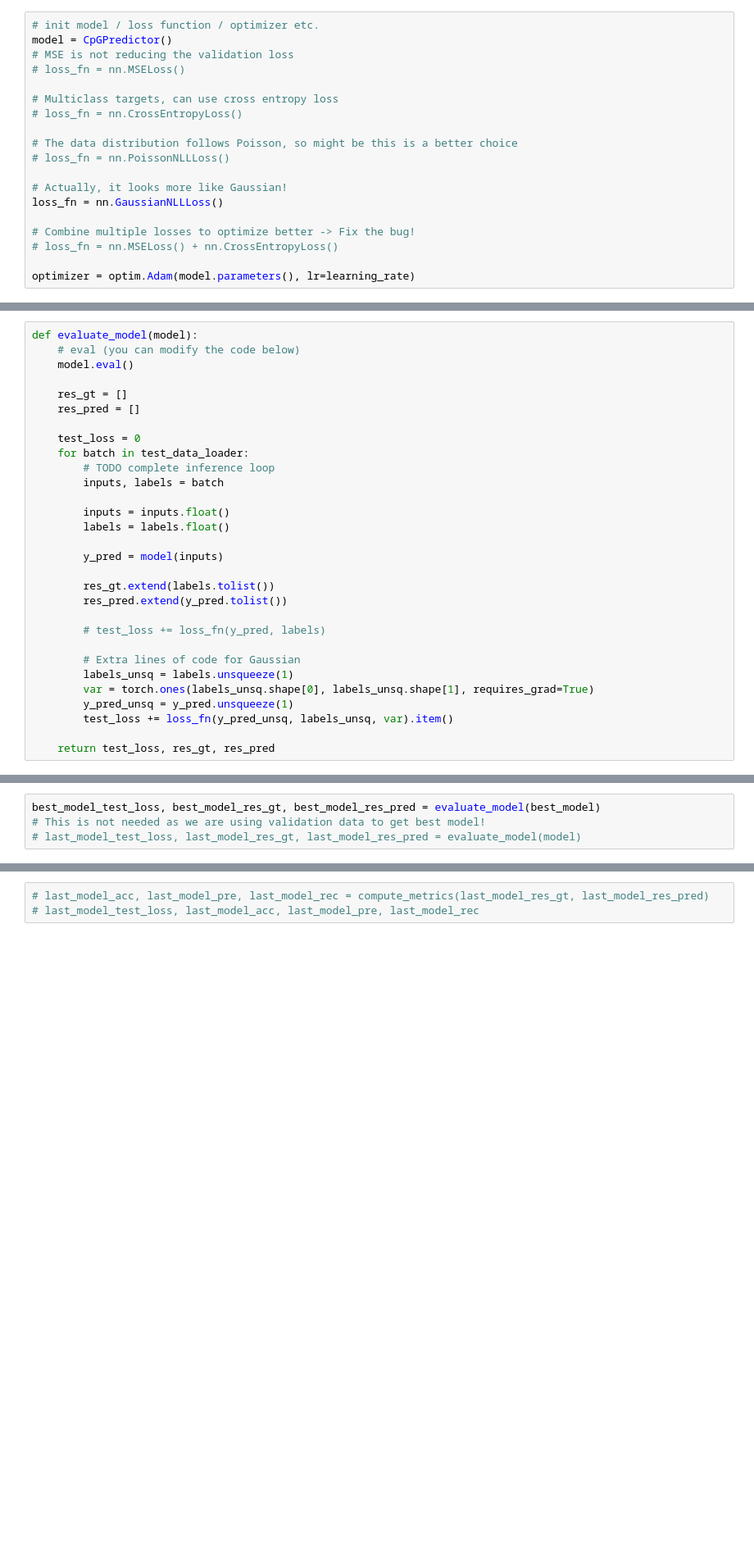
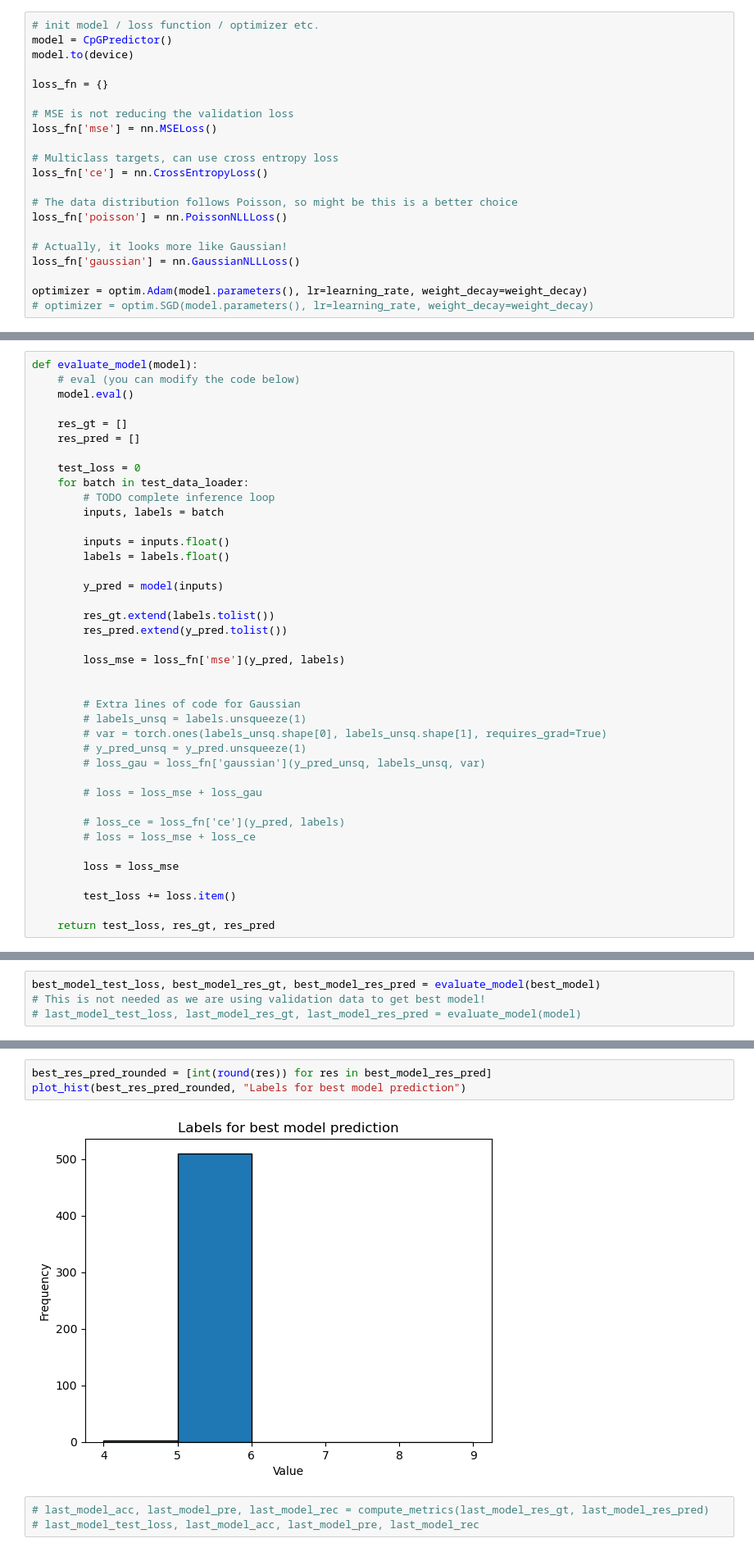
Before and after one commit to NamburiSrinath/AutonomizeAI_Assessment, a Jupyter notebook: CpG_Detector.ipynb, the cells around one changed output, grey strips where cells are left out. Shown at 82% size. Cells and saved outputs as stored; diff of their text form; blank space fills up the shorter version.

```diff
--- a/CpG_Detector.ipynb
+++ b/CpG_Detector.ipynb
@@ -169,19 +206,21 @@ class CpGPredictor(torch.nn.Module):
 # %%
 # init model / loss function / optimizer etc.
 model = CpGPredictor()
+model.to(device)
+
+loss_fn = {}
+
 # MSE is not reducing the validation loss
-# loss_fn = nn.MSELoss()
+loss_fn['mse'] = nn.MSELoss()
 
 # Multiclass targets, can use cross entropy loss
-# loss_fn = nn.CrossEntropyLoss()
+loss_fn['ce'] = nn.CrossEntropyLoss()
 
 # The data distribution follows Poisson, so might be this is a better choice
-# loss_fn = nn.PoissonNLLLoss()
+loss_fn['poisson'] = nn.PoissonNLLLoss()
 
 # Actually, it looks more like Gaussian!
-loss_fn = nn.GaussianNLLLoss()
+loss_fn['gaussian'] = nn.GaussianNLLLoss()
 
-# Combine multiple losses to optimize better -> Fix the bug!
-# loss_fn = nn.MSELoss() + nn.CrossEntropyLoss()
-
-optimizer = optim.Adam(model.parameters(), lr=learning_rate)
+optimizer = optim.Adam(model.parameters(), lr=learning_rate, weight_decay=weight_decay)
+# optimizer = optim.SGD(model.parameters(), lr=learning_rate, weight_decay=weight_decay)
@@ -308,13 +379,23 @@ def evaluate_model(model):
         res_gt.extend(labels.tolist())
         res_pred.extend(y_pred.tolist())
 
-        # test_loss += loss_fn(y_pred, labels)
+        loss_mse = loss_fn['mse'](y_pred, labels)
+
 
         # Extra lines of code for Gaussian
-        labels_unsq = labels.unsqueeze(1)
-        var = torch.ones(labels_unsq.shape[0], labels_unsq.shape[1], requires_grad=True)
-        y_pred_unsq = y_pred.unsqueeze(1)
-        test_loss += loss_fn(y_pred_unsq, labels_unsq, var).item()
+        # labels_unsq = labels.unsqueeze(1)
+        # var = torch.ones(labels_unsq.shape[0], labels_unsq.shape[1], requires_grad=True)
+        # y_pred_unsq = y_pred.unsqueeze(1)
+        # loss_gau = loss_fn['gaussian'](y_pred_unsq, labels_unsq, var)
+
+        # loss = loss_mse + loss_gau
+
+        # loss_ce = loss_fn['ce'](y_pred, labels)
+        # loss = loss_mse + loss_ce
+
+        loss = loss_mse
+
+        test_loss += loss.item()
 
     return test_loss, res_gt, res_pred
 # %%
@@ -340,3 +425,8 @@ best_model_test_loss, best_acc, best_pre, best_rec
+# %%
+best_res_pred_rounded = [int(round(res)) for res in best_model_res_pred]
+plot_hist(best_res_pred_rounded, "Labels for best model prediction")
+# %% [output]
+[figure, added]
 # %%
 # last_model_acc, last_model_pre, last_model_rec = compute_metrics(last_model_res_gt, last_model_res_pred)
 # last_model_test_loss, last_model_acc, last_model_pre, last_model_rec
```
Also changed, not shown: parts of 14 cells of this notebook.
